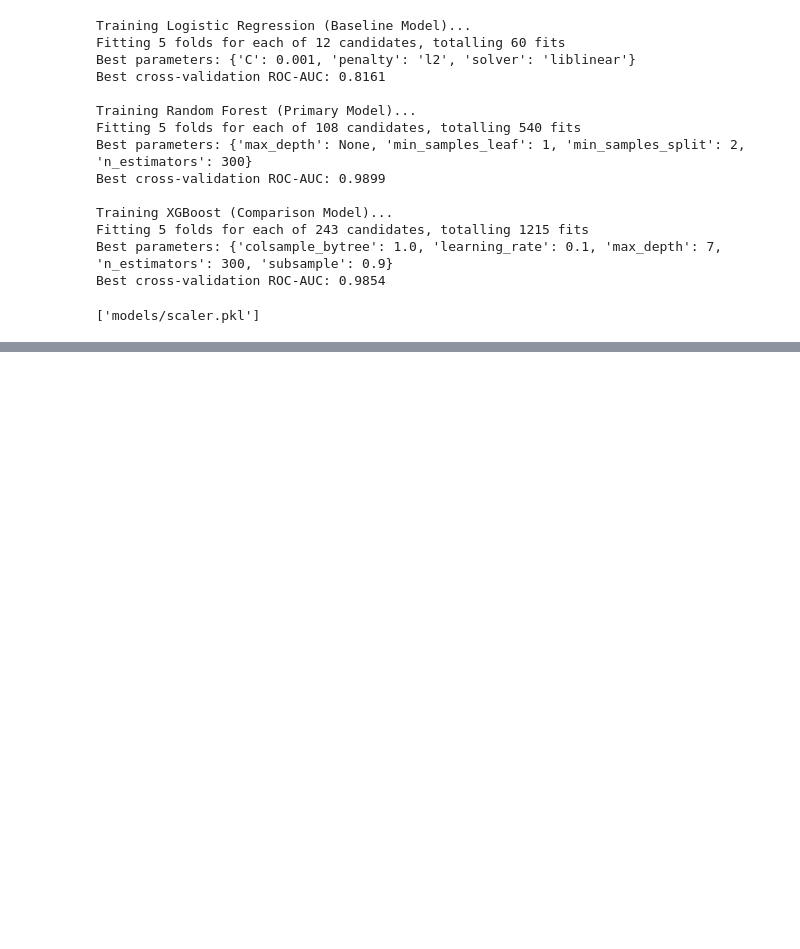
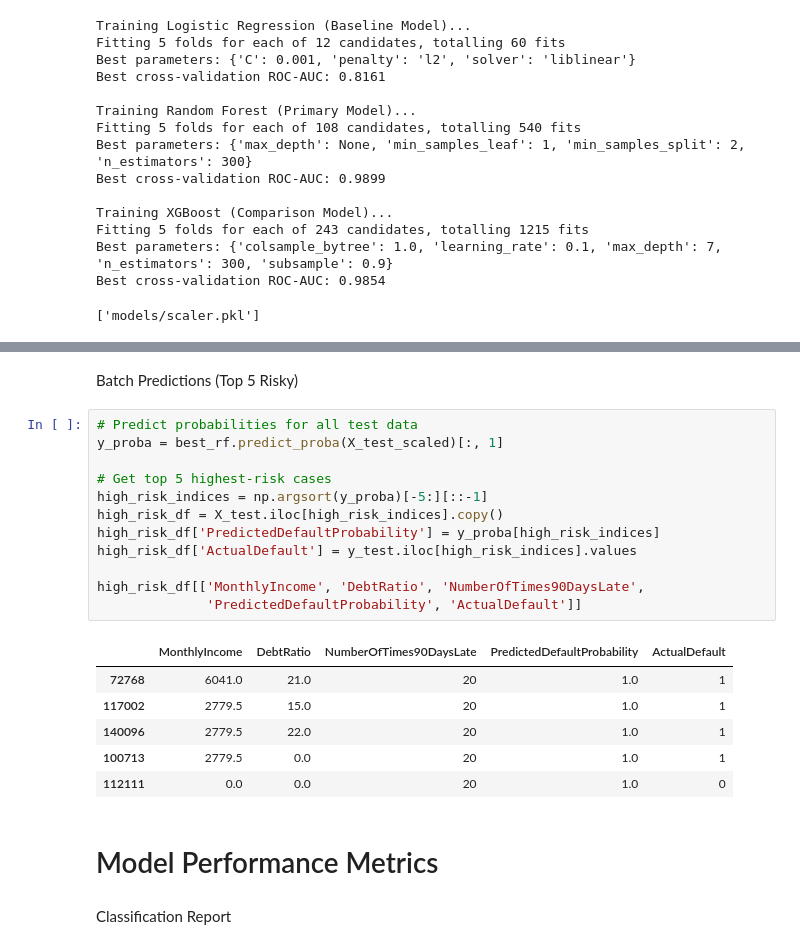
Before and after one commit to AbrshS/CodeAlpha_credit_scoring_model, a Jupyter notebook: credit_scoring_model.ipynb, the cells around one changed output, grey strips where cells are left out. Saved outputs shown, nothing was run; the diff lists cells and outputs as text; blank space fills up the shorter version.

```diff
--- a/credit_scoring_model.ipynb
+++ b/credit_scoring_model.ipynb
@@ -255,0 +393,25 @@ Best cross-validation ROC-AUC: 0.9854
+# %% [markdown]
+Batch Predictions (Top 5 Risky)
+# %%
+# Predict probabilities for all test data
+y_proba = best_rf.predict_proba(X_test_scaled)[:, 1]
+
+# Get top 5 highest-risk cases
+high_risk_indices = np.argsort(y_proba)[-5:][::-1]
+high_risk_df = X_test.iloc[high_risk_indices].copy()
+high_risk_df['PredictedDefaultProbability'] = y_proba[high_risk_indices]
+high_risk_df['ActualDefault'] = y_test.iloc[high_risk_indices].values
+
+high_risk_df[['MonthlyIncome', 'DebtRatio', 'NumberOfTimes90DaysLate',
+              'PredictedDefaultProbability', 'ActualDefault']]
+# %% [output]
+|  | MonthlyIncome | DebtRatio | NumberOfTimes90DaysLate | PredictedDefaultProbability | ActualDefault |
+| 72768 | 6041.0 | 21.0 | 20 | 1.0 | 1 |
+| 117002 | 2779.5 | 15.0 | 20 | 1.0 | 1 |
+| 140096 | 2779.5 | 22.0 | 20 | 1.0 | 1 |
+| 100713 | 2779.5 | 0.0 | 20 | 1.0 | 1 |
+| 112111 | 0.0 | 0.0 | 20 | 1.0 | 0 |
+# %% [markdown]
+# Model Performance Metrics
+# %% [markdown]
+Classification Report
```
Also changed, not shown: parts of 24 cells of this notebook, 2 other files.
